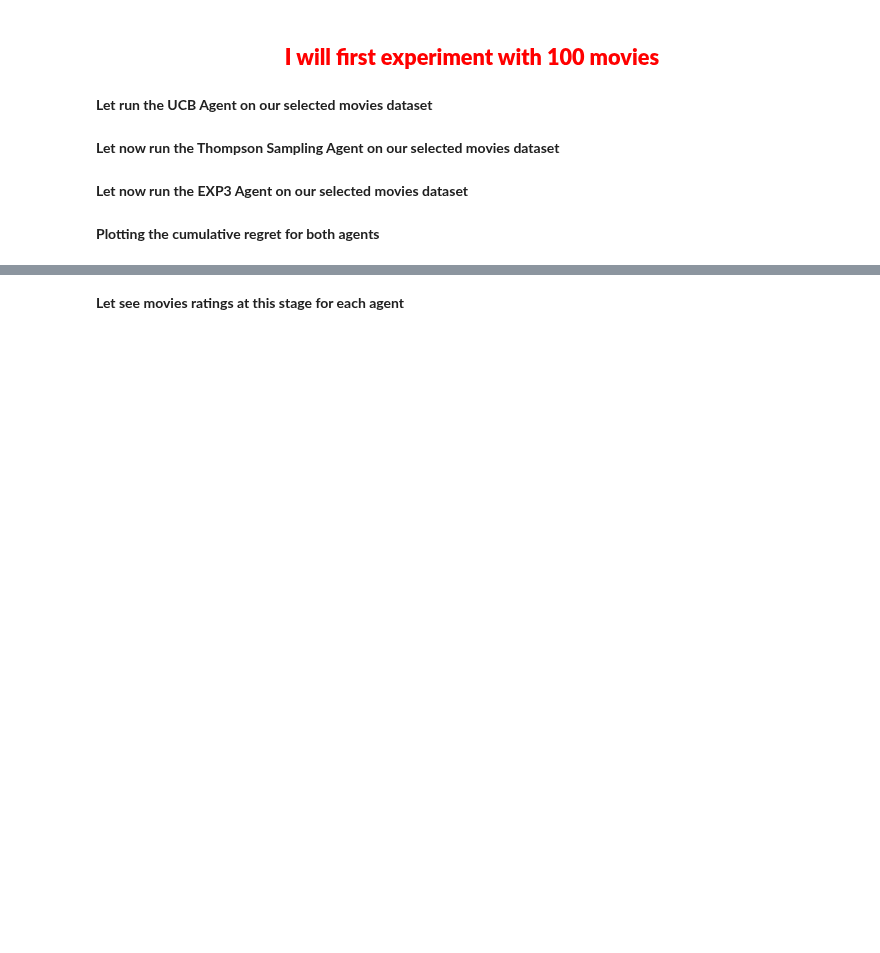
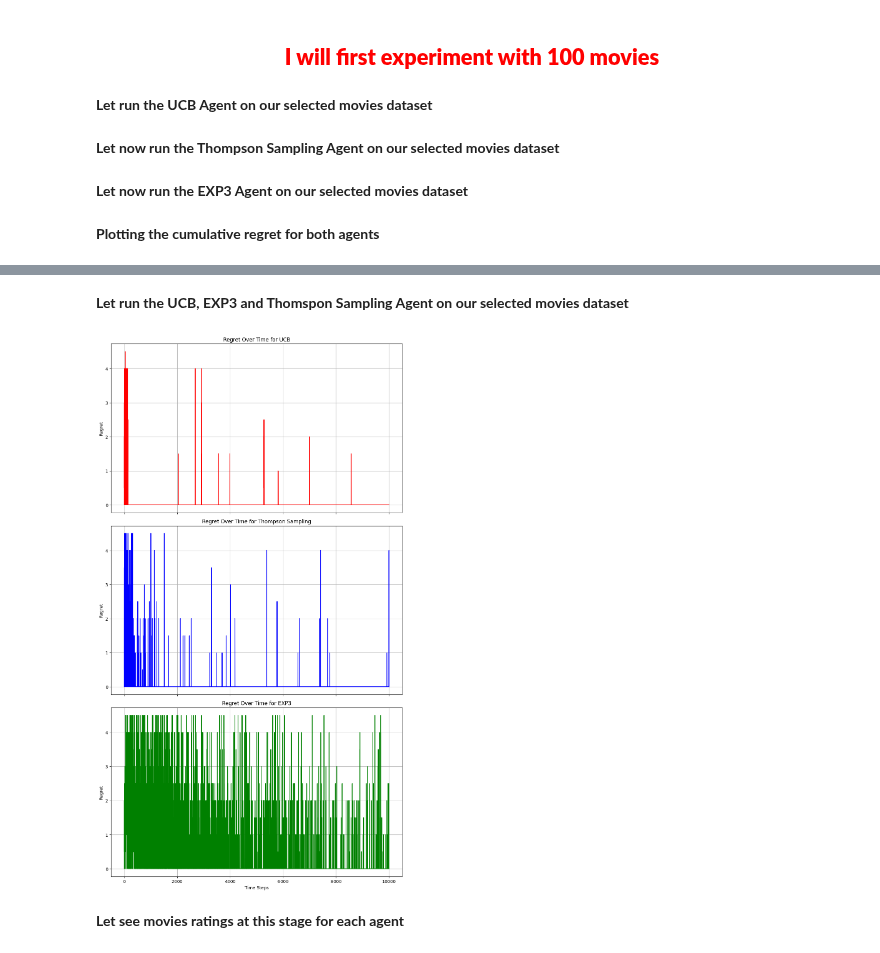
Before and after one commit to HatimRabet/Bandit-Algorithms-for-Movie-Recommendation-System, a Jupyter notebook: scripts/Test_Bandits.ipynb, the cells around one changed output, grey strips where cells are left out. Saved outputs shown, nothing was run; the diff lists cells and outputs as text; code cells hidden in the pictures; blank space fills up the shorter version.

Commit message:
Finalized all bandits algorithms

```diff
--- a/scripts/Test_Bandits.ipynb
+++ b/scripts/Test_Bandits.ipynb
@@ -114,3 +114,49 @@ plt.show()
+# %% [markdown]
+<strong> Let run the UCB, EXP3 and Thomspon Sampling Agent on our selected movies dataset </strong>
+# %%
+ucb_cumulative_regret = UCB_agent.cumulative_regret
+ts_cumulative_regret = TS_agent.cumulative_regret
+exp_cumulative_regret = EXP_agent.cumulative_regret
+
+# Calculate regrets for each algorithm at each time step
+ucb_regret = [0]
+ts_regret = [0]
+exp_regret = [0]
+
+for i in range(1, n_rounds):
+    ucb_regret.append(ucb_cumulative_regret[i] - ucb_cumulative_regret[i-1])
+    ts_regret.append(ts_cumulative_regret[i] - ts_cumulative_regret[i-1])
+    exp_regret.append(exp_cumulative_regret[i] - exp_cumulative_regret[i-1])
+
+# Time steps
+time_steps = range(n_rounds)
+
+# Plotting
+fig, axs = plt.subplots(3, 1, figsize=(10, 18), sharex=True)
+
+# Plot for UCB
+axs[0].plot(time_steps[:10000], ucb_regret[:10000], linestyle='-', color='r')
+axs[0].set_title('Regret Over Time for UCB')
+axs[0].set_ylabel('Regret')
+axs[0].grid(True)
+
+# Plot for Thompson Sampling
+axs[1].plot(time_steps[:10000], ts_regret[:10000], linestyle='-', color='b')
+axs[1].set_title('Regret Over Time for Thompson Sampling')
+axs[1].set_ylabel('Regret')
+axs[1].grid(True)
+
+# Plot for EXP3
+axs[2].plot(time_steps[:10000], exp_regret[:10000], linestyle='-', color='g')
+axs[2].set_title('Regret Over Time for EXP3')
+axs[2].set_xlabel('Time Steps')
+axs[2].set_ylabel('Regret')
+axs[2].grid(True)
+
+# Adjust layout
+plt.tight_layout()
+# %% [output]
+[figure, added]
 # %% [markdown]
 <strong> Let see movies ratings at this stage for each agent </strong>
 # %%
```
Also changed, not shown: parts of 13 cells of this notebook.
